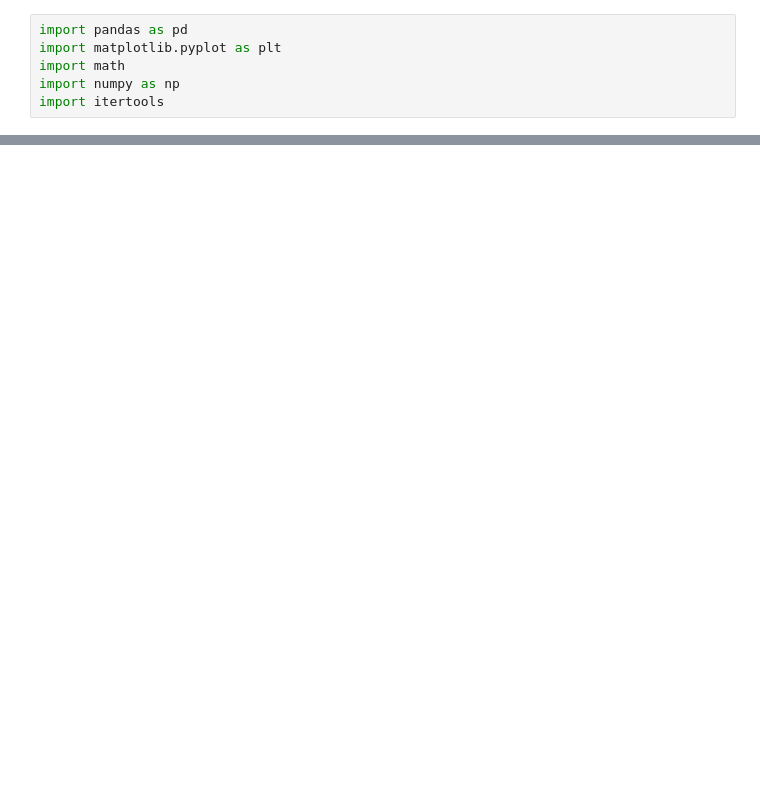
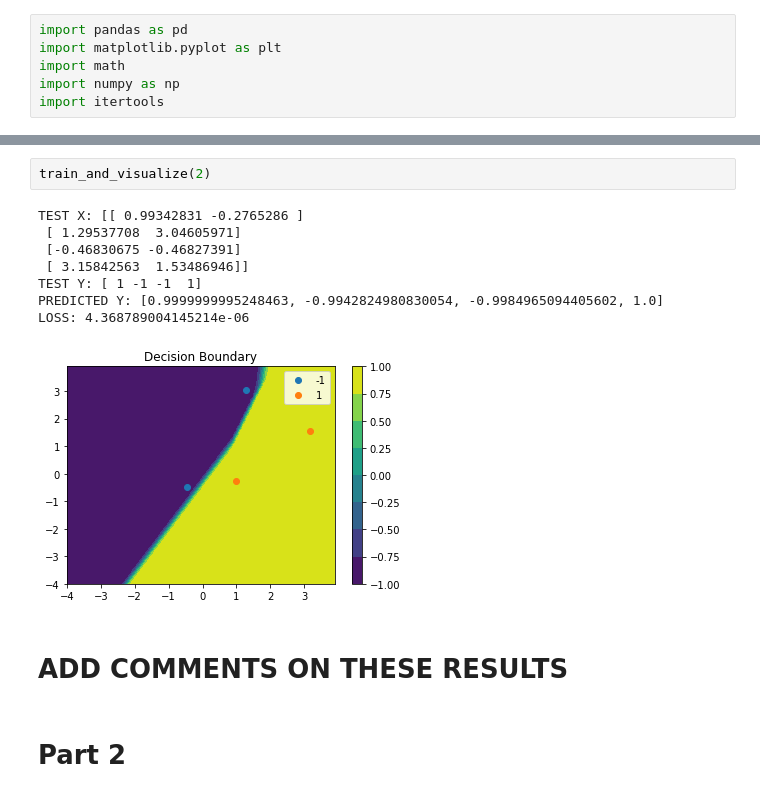
Before and after one commit to ezhang7423/ece180, a Jupyter notebook: hw5/xor.ipynb, the cells around one changed output, grey strips where cells are left out. Drawn from its saved outputs; the diff is of its cells as text; blank space fills up the shorter version.

```diff
--- a/hw5/xor.ipynb
+++ b/hw5/xor.ipynb
@@ -190,0 +235,15 @@ test(m, train_x, train_y, verbose=True)
+# %%
+train_and_visualize(2)
+# %% [output]
+TEST X: [[ 0.99342831 -0.2765286 ]
+ [ 1.29537708  3.04605971]
+ [-0.46830675 -0.46827391]
+ [ 3.15842563  1.53486946]]
+TEST Y: [ 1 -1 -1  1]
+PREDICTED Y: [0.9999999995248463, -0.9942824980830054, -0.9984965094405602, 1.0]
+LOSS: 4.368789004145214e-06
+[figure, added]
+# %% [markdown]
+# ADD COMMENTS ON THESE RESULTS
+# %% [markdown]
+# Part 2
```
Also changed, not shown: parts of 25 cells of this notebook, 1 other file.
